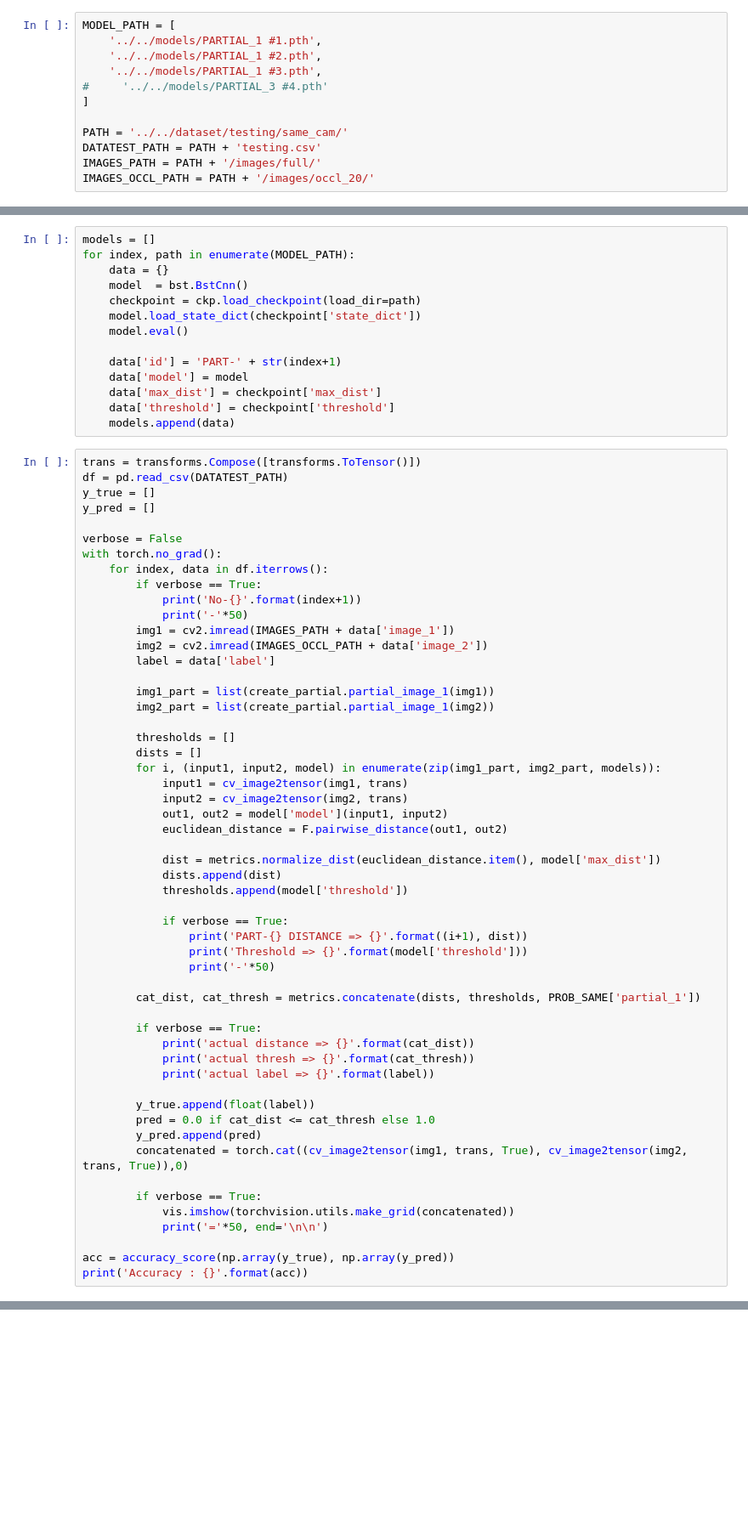
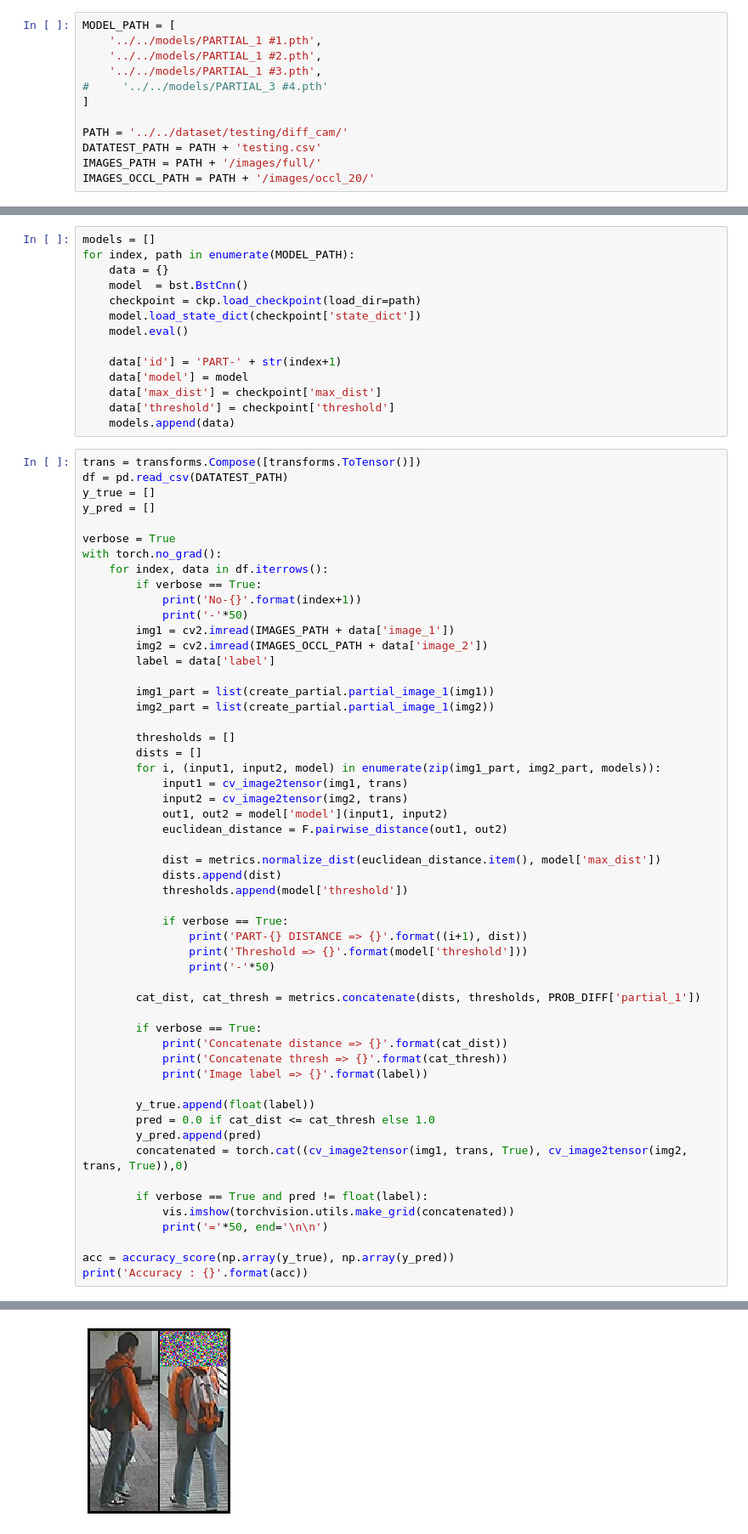
Before and after one commit to PajarKharisma/Person_Reidentification-Siamese_Network, a Jupyter notebook: src/jupyter/occl-batch-testing.ipynb, the cells around one changed output, grey strips where cells are left out. Shown at 85% size. Cells and saved outputs as stored; diff of their text form; blank space fills up the shorter version.

```diff
--- a/src/jupyter/occl-batch-testing.ipynb
+++ b/src/jupyter/occl-batch-testing.ipynb
@@ -70,7 +70,7 @@ MODEL_PATH = [
 #     '../../models/PARTIAL_3 #4.pth'
 ]
 
-PATH = '../../dataset/testing/same_cam/'
+PATH = '../../dataset/testing/diff_cam/'
 DATATEST_PATH = PATH + 'testing.csv'
 IMAGES_PATH = PATH + '/images/full/'
 IMAGES_OCCL_PATH = PATH + '/images/occl_20/'
@@ -103,7 +103,7 @@ df = pd.read_csv(DATATEST_PATH)
 y_true = []
 y_pred = []
 
-verbose = False
+verbose = True
 with torch.no_grad():
     for index, data in df.iterrows():
         if verbose == True:
@@ -133,19 +133,19 @@ with torch.no_grad():
                 print('Threshold => {}'.format(model['threshold']))
                 print('-'*50)
 
-        cat_dist, cat_thresh = metrics.concatenate(dists, thresholds, PROB_SAME['partial_1'])
+        cat_dist, cat_thresh = metrics.concatenate(dists, thresholds, PROB_DIFF['partial_1'])
 
         if verbose == True:
-            print('actual distance => {}'.format(cat_dist))
-            print('actual thresh => {}'.format(cat_thresh))
-            print('actual label => {}'.format(label))
+            print('Concatenate distance => {}'.format(cat_dist))
+            print('Concatenate thresh => {}'.format(cat_thresh))
+            print('Image label => {}'.format(label))
 
         y_true.append(float(label))
         pred = 0.0 if cat_dist <= cat_thresh else 1.0
         y_pred.append(pred)
         concatenated = torch.cat((cv_image2tensor(img1, trans, True), cv_image2tensor(img2, trans, True)),0)
 
-        if verbose == True:
+        if verbose == True and pred != float(label):
             vis.imshow(torchvision.utils.make_grid(concatenated))
             print('='*50, end='\n\n')
 
@@ -155,0 +172 @@ Accuracy : 0.8388888888888889
+[figure, added]
```
Also changed, not shown: parts of 2 cells of this notebook, 1 other file.
